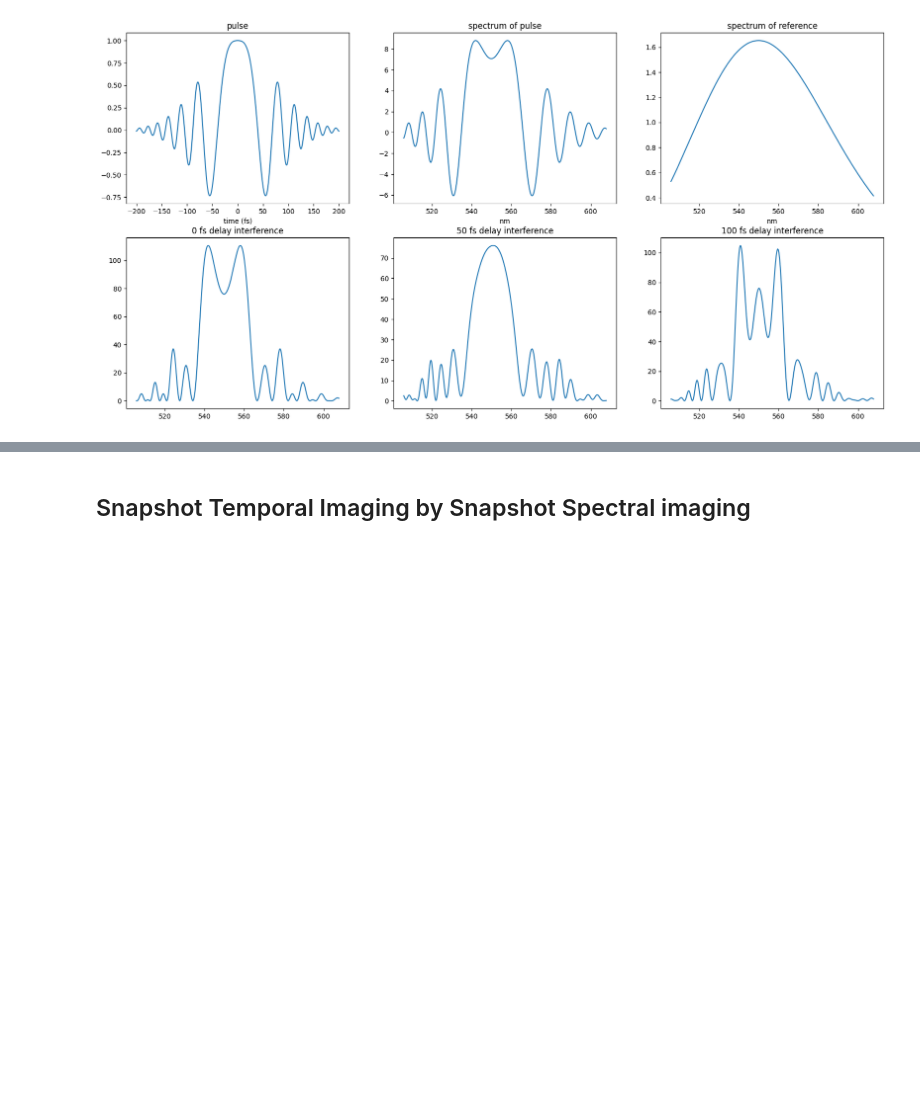
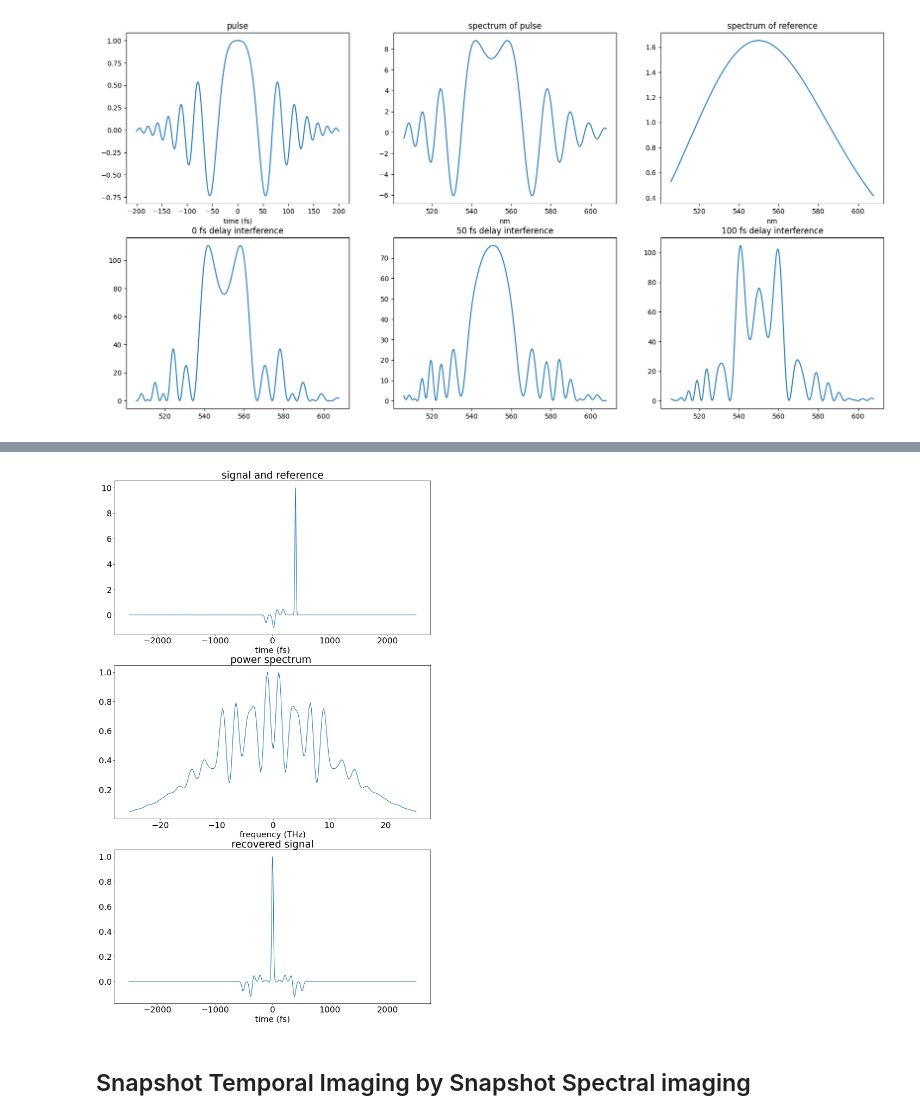
Before and after one commit to arizonaCameraLab/computationalImaging, a Jupyter notebook: waves/snapshotUltrafastImaging.ipynb, the cells around one changed output, grey strips where cells are left out. Drawn from its saved outputs; the diff is of its cells as text; code cells hidden in the pictures; blank space fills up the shorter version.

```diff
--- a/waves/snapshotUltrafastImaging.ipynb
+++ b/waves/snapshotUltrafastImaging.ipynb
@@ -11,4 +11,5 @@
 # %%
 import numpy as np
 import matplotlib.pyplot as plt
+plt.rcParams.update({'font.size': 22})
 # %% [markdown]
@@ -109,3 +123,35 @@ plt.savefig('spectralHolograpy.pdf')
+# %%
+plt.figure(figsize=(15,25))
+np.random.seed(4)
+N=4096
+def p(t, sigma):
+  #pulse as a function of time for width in fs sigma
+    return np.exp(-(t**2)/(2*sigma**2))
+t=np.linspace(-2500,2500,N)
+r=10*p(t-400,10)
+times = np.random.uniform(-200, 200, 6)
+f=r
+for pop in range(6):
+    f=f+2*(np.random.rand()-.5)*p(t-times[pop],20)
+plt.subplot(3,1,1)
+plt.plot(t,f)
+plt.xlabel('time (fs)')
+plt.title('signal and reference')
+u=1000*np.fft.fftshift(np.fft.fftfreq(N,t[2] - t[1]))
+s=np.abs(np.fft.fftshift(np.fft.fft(np.fft.fftshift(f))))**2
+plt.subplot(3,1, 2)
+plt.plot(u[np.int32(N/2-128):np.int32(N/2+128)],s[np.int32(N/2-128):np.int32(N/2+128)]/np.max(s))
+plt.xlabel('frequency (THz)')
+plt.title('power spectrum ')
+recoveredSig=np.fft.fftshift(np.fft.ifft(np.fft.fftshift(s)))
+recoveredSig=recoveredSig/np.max(recoveredSig)
+plt.subplot(3,1,3)
+plt.plot(t,recoveredSig)
+plt.xlabel('time (fs)')
+plt.title('recovered signal')
+plt.savefig('spectralHolo.pdf')
+# %% [output]
+[figure, added]
 # %% [markdown]
 ## Snapshot Temporal Imaging by Snapshot Spectral imaging
 # %% [markdown]
```
Also changed, not shown: parts of 4 cells of this notebook.
